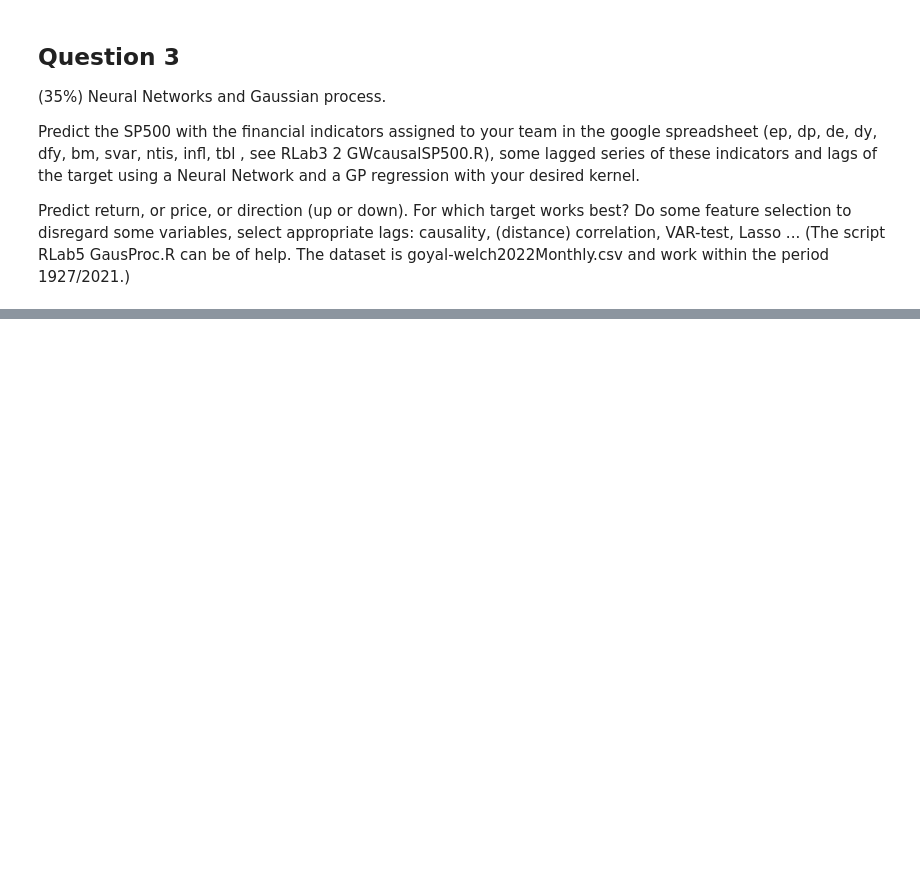
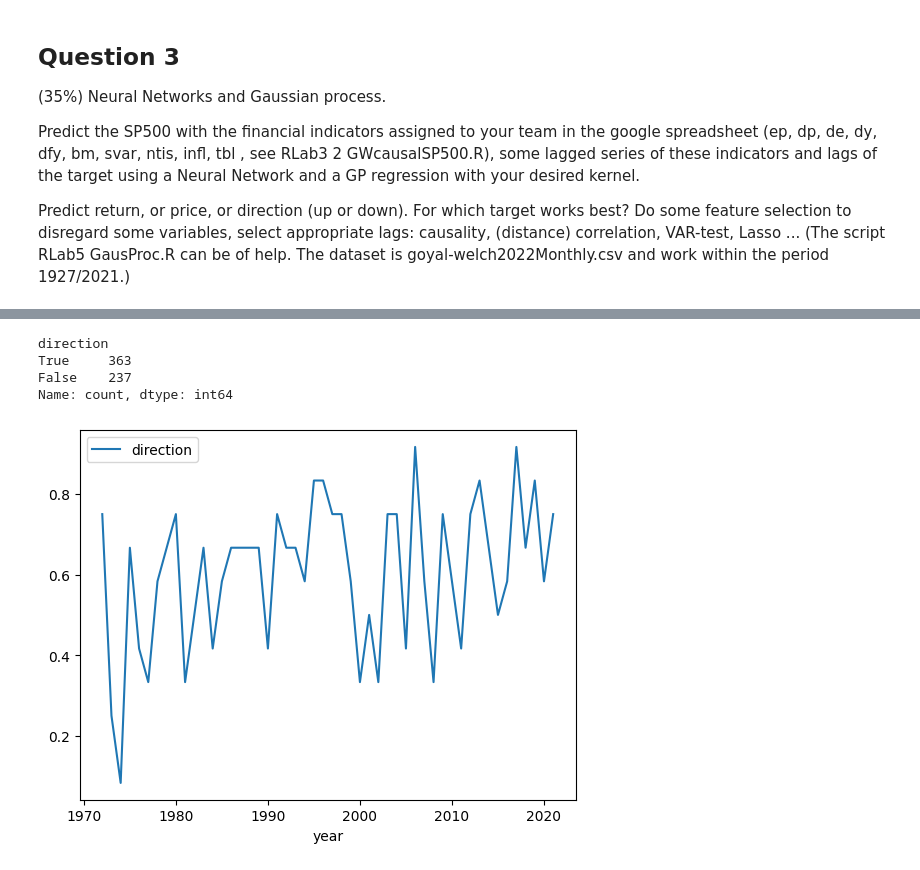
Before and after one commit to jonnycodd99/ML-for-Finance, a Jupyter notebook: Homework 1/01. Question 3.ipynb, the cells around one changed output, grey strips where cells are left out. Cells and saved outputs as stored; diff of their text form; code cells hidden in the pictures; blank space fills up the shorter version.

```diff
--- a/Homework 1/01. Question 3.ipynb
+++ b/Homework 1/01. Question 3.ipynb
@@ -81,0 +43,5 @@ print(Z)
+# %%
+DATA_DIR = 'data'
+
+# Frequency of sampling
+tau = 1 #data is monthly. Try tau=12 (year), tau=3 (quarterly)
@@ -81,0 +95,19 @@ print(Z)
+# %%
+# Option 3. Direction (up or down).
+df['direction'] = df['Index'].diff(tau) > 0
+
+df['year'] = (df['yyyymm'] / 100).astype(int)
+
+print(df['direction'].value_counts())
+
+#plt.scatter(df['date'], df['direction'].astype(int), alpha=0.5)
+#plt.show()
+
+df.groupby('year')['direction'].mean().to_frame().plot()
+plt.show()
+# %% [output]
+direction
+True     363
+False    237
+Name: count, dtype: int64
+[figure, added]
```
Also changed, not shown: parts of 18 cells of this notebook.
